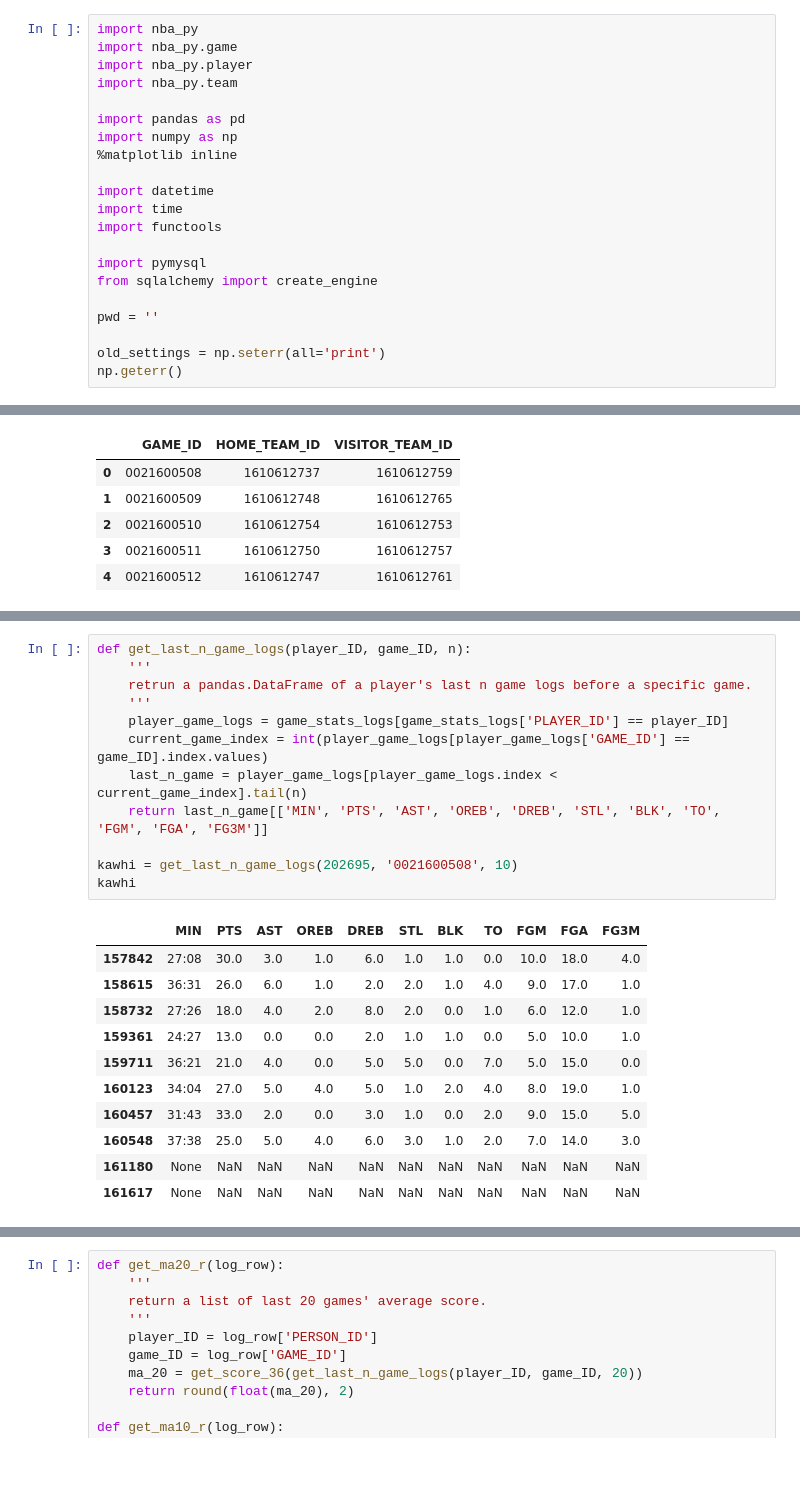
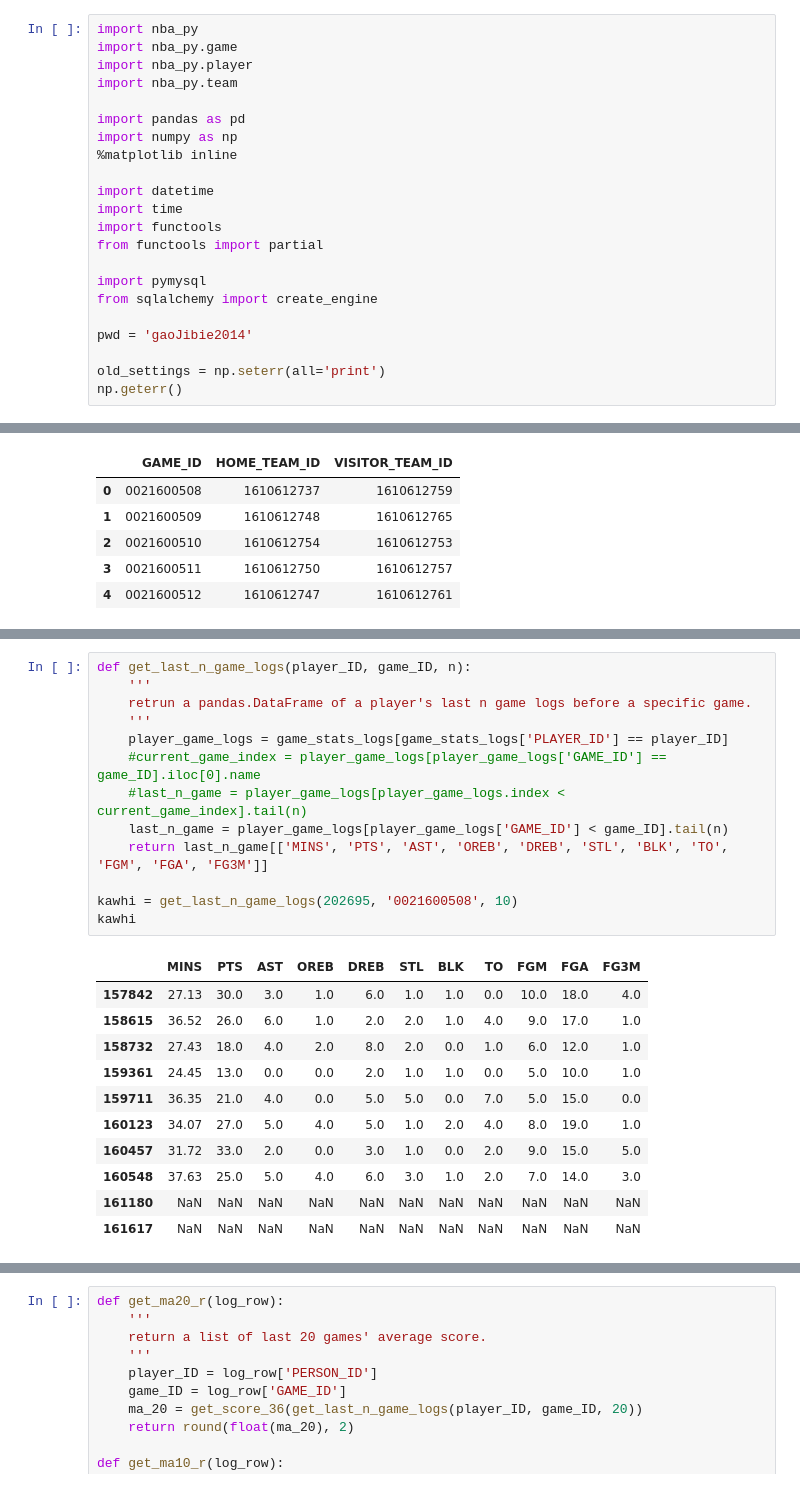
Before and after one commit to wonderui/Hoop_Fantasy, a Jupyter notebook: main.ipynb, the cells around one changed output, grey strips where cells are left out. Saved outputs shown, nothing was run; the diff lists cells and outputs as text.

```diff
--- a/main.ipynb
+++ b/main.ipynb
@@ -11,11 +11,12 @@ import numpy as np
 import datetime
 import time
 import functools
+from functools import partial
 
 import pymysql
 from sqlalchemy import create_engine
 
-pwd = ''
+pwd = 'gaoJibie2014'
 
 old_settings = np.seterr(all='print')
 np.geterr()
@@ -95,24 +96,25 @@ players
 # %%
 def get_last_n_game_logs(player_ID, game_ID, n):
     '''
     retrun a pandas.DataFrame of a player's last n game logs before a specific game.
     '''
     player_game_logs = game_stats_logs[game_stats_logs['PLAYER_ID'] == player_ID]
-    current_game_index = int(player_game_logs[player_game_logs['GAME_ID'] == game_ID].index.values)
-    last_n_game = player_game_logs[player_game_logs.index < current_game_index].tail(n)
-    return last_n_game[['MIN', 'PTS', 'AST', 'OREB', 'DREB', 'STL', 'BLK', 'TO', 'FGM', 'FGA', 'FG3M']]
+    #current_game_index = player_game_logs[player_game_logs['GAME_ID'] == game_ID].iloc[0].name
+    #last_n_game = player_game_logs[player_game_logs.index < current_game_index].tail(n)
+    last_n_game = player_game_logs[player_game_logs['GAME_ID'] < game_ID].tail(n)
+    return last_n_game[['MINS', 'PTS', 'AST', 'OREB', 'DREB', 'STL', 'BLK', 'TO', 'FGM', 'FGA', 'FG3M']]
 
 kawhi = get_last_n_game_logs(202695, '0021600508', 10)
 kawhi
 # %% [output]
-|  | MIN | PTS | AST | OREB | DREB | STL | BLK | TO | FGM | FGA | FG3M |
-| 157842 | 27:08 | 30.0 | 3.0 | 1.0 | 6.0 | 1.0 | 1.0 | 0.0 | 10.0 | 18.0 | 4.0 |
-| 158615 | 36:31 | 26.0 | 6.0 | 1.0 | 2.0 | 2.0 | 1.0 | 4.0 | 9.0 | 17.0 | 1.0 |
-| 158732 | 27:26 | 18.0 | 4.0 | 2.0 | 8.0 | 2.0 | 0.0 | 1.0 | 6.0 | 12.0 | 1.0 |
-| 159361 | 24:27 | 13.0 | 0.0 | 0.0 | 2.0 | 1.0 | 1.0 | 0.0 | 5.0 | 10.0 | 1.0 |
-| 159711 | 36:21 | 21.0 | 4.0 | 0.0 | 5.0 | 5.0 | 0.0 | 7.0 | 5.0 | 15.0 | 0.0 |
-| 160123 | 34:04 | 27.0 | 5.0 | 4.0 | 5.0 | 1.0 | 2.0 | 4.0 | 8.0 | 19.0 | 1.0 |
-| 160457 | 31:43 | 33.0 | 2.0 | 0.0 | 3.0 | 1.0 | 0.0 | 2.0 | 9.0 | 15.0 | 5.0 |
-| 160548 | 37:38 | 25.0 | 5.0 | 4.0 | 6.0 | 3.0 | 1.0 | 2.0 | 7.0 | 14.0 | 3.0 |
-| 161180 | None | NaN | NaN | NaN | NaN | NaN | NaN | NaN | NaN | NaN | NaN |
-| 161617 | None | NaN | NaN | NaN | NaN | NaN | NaN | NaN | NaN | NaN | NaN |
+|  | MINS | PTS | AST | OREB | DREB | STL | BLK | TO | FGM | FGA | FG3M |
+| 157842 | 27.13 | 30.0 | 3.0 | 1.0 | 6.0 | 1.0 | 1.0 | 0.0 | 10.0 | 18.0 | 4.0 |
+| 158615 | 36.52 | 26.0 | 6.0 | 1.0 | 2.0 | 2.0 | 1.0 | 4.0 | 9.0 | 17.0 | 1.0 |
+| 158732 | 27.43 | 18.0 | 4.0 | 2.0 | 8.0 | 2.0 | 0.0 | 1.0 | 6.0 | 12.0 | 1.0 |
+| 159361 | 24.45 | 13.0 | 0.0 | 0.0 | 2.0 | 1.0 | 1.0 | 0.0 | 5.0 | 10.0 | 1.0 |
+| 159711 | 36.35 | 21.0 | 4.0 | 0.0 | 5.0 | 5.0 | 0.0 | 7.0 | 5.0 | 15.0 | 0.0 |
+| 160123 | 34.07 | 27.0 | 5.0 | 4.0 | 5.0 | 1.0 | 2.0 | 4.0 | 8.0 | 19.0 | 1.0 |
+| 160457 | 31.72 | 33.0 | 2.0 | 0.0 | 3.0 | 1.0 | 0.0 | 2.0 | 9.0 | 15.0 | 5.0 |
+| 160548 | 37.63 | 25.0 | 5.0 | 4.0 | 6.0 | 3.0 | 1.0 | 2.0 | 7.0 | 14.0 | 3.0 |
+| 161180 | NaN | NaN | NaN | NaN | NaN | NaN | NaN | NaN | NaN | NaN | NaN |
+| 161617 | NaN | NaN | NaN | NaN | NaN | NaN | NaN | NaN | NaN | NaN | NaN |
```
Also changed, not shown: parts of 12 cells of this notebook.
